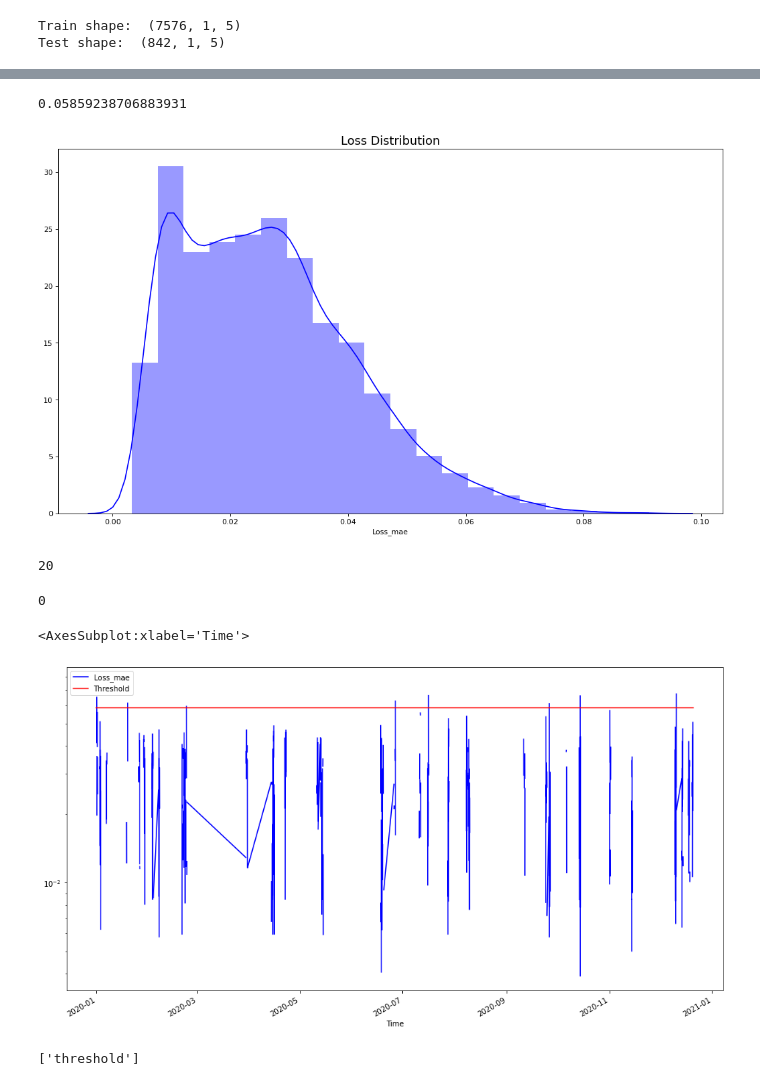
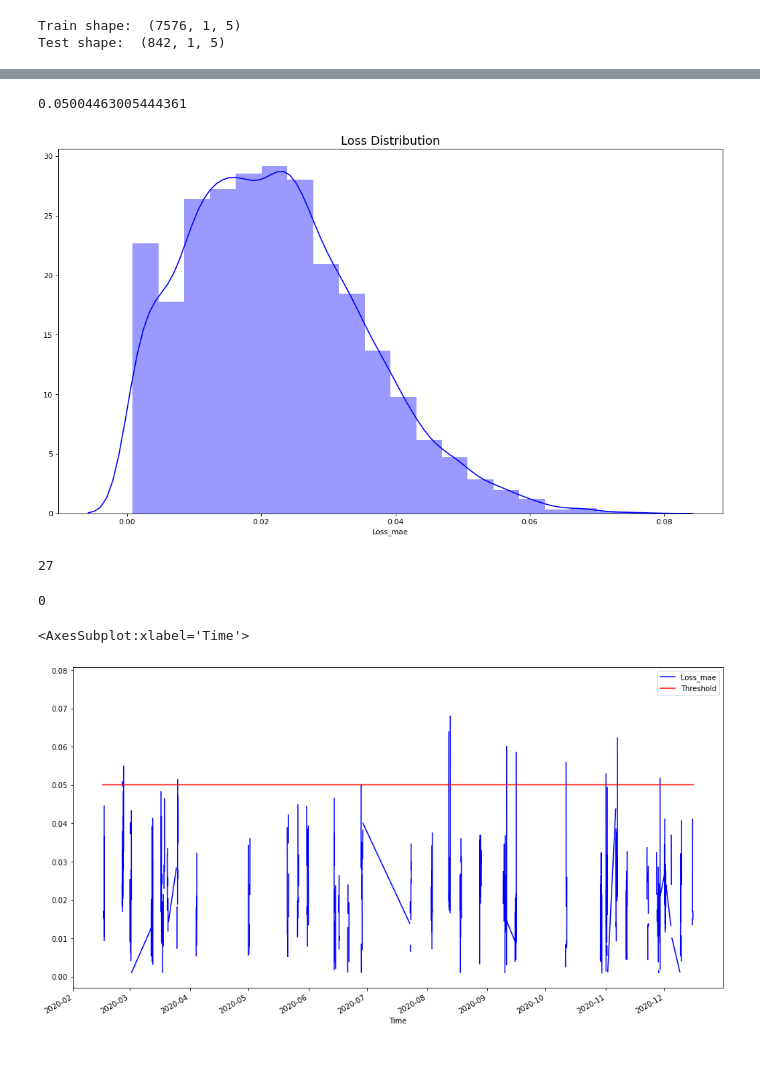
Before and after one commit to AbdulAsyraf/psm_learning, a Jupyter notebook: ModelCreation.ipynb, the cells around one changed output, grey strips where cells are left out. Cells and saved outputs as stored; diff of their text form; code cells hidden in the pictures; blank space fills up the shorter version.

Commit message:
Added username support

```diff
--- a/ModelCreation.ipynb
+++ b/ModelCreation.ipynb
@@ -15,3 +15,6 @@ print(tf.__version__)
+# %%
+# define user here
+username = "user1"
 # %%
 # import csv files
 # problem with this method is that it imports in a weird order, as in jan 1 is not always the first file imported, and jan 2 won't be the second even if jan 1 is the first
@@ -20,11 +23,12 @@ combined_data = pd.DataFrame()
 counter = 0 # this is just for getting pretty plots
 
 for filename in os.listdir(data_dir):
-    dataset = pd.read_csv(os.path.join(data_dir, filename), parse_dates=[0])
-    dataset.columns = ['Time', 'Beacon_1', 'Beacon_2', 'Beacon_3', 'Beacon_4', 'Beacon_5']
-    combined_data = combined_data.append(dataset)
+    if username in filename:
+        dataset = pd.read_csv(os.path.join(data_dir, filename), parse_dates=[0])
+        dataset.columns = ['Time', 'Beacon_1', 'Beacon_2', 'Beacon_3', 'Beacon_4', 'Beacon_5']
+        dataset.set_index('Time', inplace=True)
+        combined_data = combined_data.append(dataset)
+# combined_data.set_index('Time', inplace=True)
 #     counter = counter + 1
 #     if counter == 1:
 #         break
-
-combined_data.set_index('Time', inplace=True)
@@ -182,8 +220,8 @@ sns.distplot(scored['Loss_mae'], bins=20, kde=True, color='blue');
 
 print(threshold)
 # %% [output]
-0.05859238706883931
+0.05004463005444361
-[figure, old version]
+[figure, new version]
 # %%
 # do anomaly thingy on the test set
 x_pred = model.predict(x_test)
@@ -205,7 +243,7 @@ for i in range(len(scored)):
 
 print(countAnom)
 # %% [output]
-20
+27
 # %%
 x_pred_train = model.predict(x_train)
 x_pred_train = x_pred_train.reshape(x_pred_train.shape[0], x_pred_train.shape[2])
@@ -227,13 +265,15 @@ print(countAnom)
 # %% [output]
 0
 # %%
-scored.plot(logy = True, figsize=(16,9), color=['blue','red'])
+scored.plot( figsize=(16,9), color=['blue','red'])
 # %% [output]
 <AxesSubplot:xlabel='Time'>
-[figure, old version]
+[figure, new version]
 # %%
 # saves the model to a file for use
-model.save("user1_model.h5")
-joblib.dump(threshold, 'threshold')
+model_name = username + "_model.h5"
+threshold_name = username + "_threshold"
+
+model.save(model_name)
+joblib.dump(threshold, threshold_name)
+tf.keras.backend.clear_session()
-# %% [output]
-['threshold']
```
Also changed, not shown: parts of 9 cells of this notebook, 1 other file.
